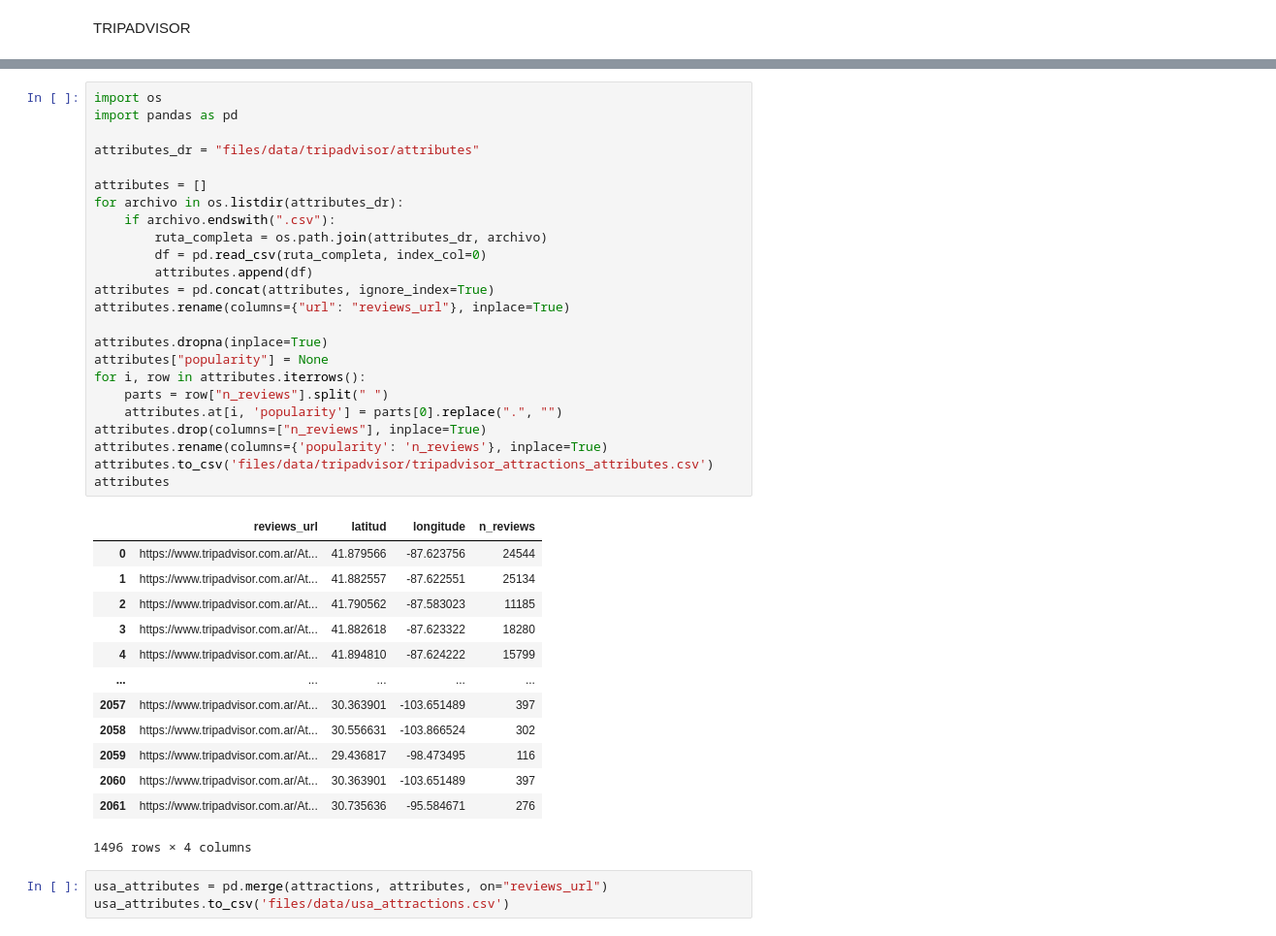
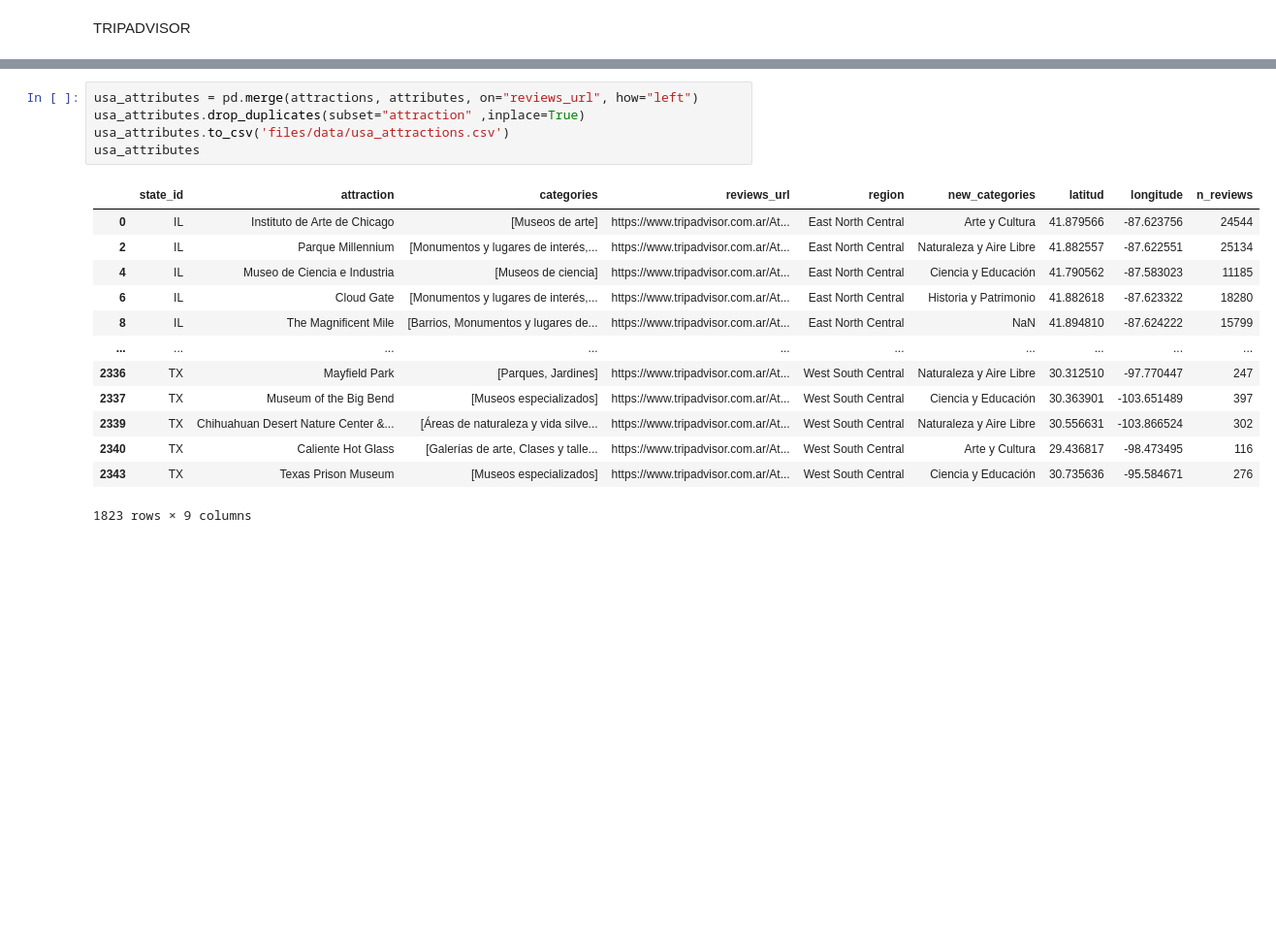
Before and after one commit to LeonardoCostaH/PF_DS_YELP, a Jupyter notebook: 01_ETL.ipynb, the cells around one changed output, grey strips where cells are left out. Shown at 97% size. Cells and saved outputs as stored; diff of their text form; blank space fills up the shorter version.

```diff
--- a/01_ETL.ipynb
+++ b/01_ETL.ipynb
@@ -408,41 +482,19 @@ attractions
-# %%
-import os
-import pandas as pd
-
-attributes_dr = "files/data/tripadvisor/attributes"
-
-attributes = []
-for archivo in os.listdir(attributes_dr):
-    if archivo.endswith(".csv"):
-        ruta_completa = os.path.join(attributes_dr, archivo)
-        df = pd.read_csv(ruta_completa, index_col=0)
-        attributes.append(df)
-attributes = pd.concat(attributes, ignore_index=True)
-attributes.rename(columns={"url": "reviews_url"}, inplace=True)
-
-attributes.dropna(inplace=True)
-attributes["popularity"] = None
-for i, row in attributes.iterrows():
-    parts = row["n_reviews"].split(" ")
-    attributes.at[i, 'popularity'] = parts[0].replace(".", "")
-attributes.drop(columns=["n_reviews"], inplace=True)
-attributes.rename(columns={'popularity': 'n_reviews'}, inplace=True)
-attributes.to_csv('files/data/tripadvisor/tripadvisor_attractions_attributes.csv')
-attributes
-# %% [output]
-|  | reviews_url | latitud | longitude | n_reviews |
-| 0 | https://www.tripadvisor.com.ar/At... | 41.879566 | -87.623756 | 24544 |
-| 1 | https://www.tripadvisor.com.ar/At... | 41.882557 | -87.622551 | 25134 |
-| 2 | https://www.tripadvisor.com.ar/At... | 41.790562 | -87.583023 | 11185 |
-| 3 | https://www.tripadvisor.com.ar/At... | 41.882618 | -87.623322 | 18280 |
-| 4 | https://www.tripadvisor.com.ar/At... | 41.894810 | -87.624222 | 15799 |
-| ... | ... | ... | ... | ... |
-| 2057 | https://www.tripadvisor.com.ar/At... | 30.363901 | -103.651489 | 397 |
-| 2058 | https://www.tripadvisor.com.ar/At... | 30.556631 | -103.866524 | 302 |
-| 2059 | https://www.tripadvisor.com.ar/At... | 29.436817 | -98.473495 | 116 |
-| 2060 | https://www.tripadvisor.com.ar/At... | 30.363901 | -103.651489 | 397 |
-| 2061 | https://www.tripadvisor.com.ar/At... | 30.735636 | -95.584671 | 276 |
-1496 rows × 4 columns
 # %%
-usa_attributes = pd.merge(attractions, attributes, on="reviews_url")
+usa_attributes = pd.merge(attractions, attributes, on="reviews_url", how="left")
+usa_attributes.drop_duplicates(subset="attraction" ,inplace=True)
 usa_attributes.to_csv('files/data/usa_attractions.csv')
+usa_attributes
+# %% [output]
+|  | state_id | attraction | categories | reviews_url | region | new_categories | latitud | longitude | n_reviews |
+| 0 | IL | Instituto de Arte de Chicago | [Museos de arte] | https://www.tripadvisor.com.ar/At... | East North Central | Arte y Cultura | 41.879566 | -87.623756 | 24544 |
+| 2 | IL | Parque Millennium | [Monumentos y lugares de interés,... | https://www.tripadvisor.com.ar/At... | East North Central | Naturaleza y Aire Libre | 41.882557 | -87.622551 | 25134 |
+| 4 | IL | Museo de Ciencia e Industria | [Museos de ciencia] | https://www.tripadvisor.com.ar/At... | East North Central | Ciencia y Educación | 41.790562 | -87.583023 | 11185 |
+| 6 | IL | Cloud Gate | [Monumentos y lugares de interés,... | https://www.tripadvisor.com.ar/At... | East North Central | Historia y Patrimonio | 41.882618 | -87.623322 | 18280 |
+| 8 | IL | The Magnificent Mile | [Barrios, Monumentos y lugares de... | https://www.tripadvisor.com.ar/At... | East North Central | NaN | 41.894810 | -87.624222 | 15799 |
+| ... | ... | ... | ... | ... | ... | ... | ... | ... | ... |
+| 2336 | TX | Mayfield Park | [Parques, Jardines] | https://www.tripadvisor.com.ar/At... | West South Central | Naturaleza y Aire Libre | 30.312510 | -97.770447 | 247 |
+| 2337 | TX | Museum of the Big Bend | [Museos especializados] | https://www.tripadvisor.com.ar/At... | West South Central | Ciencia y Educación | 30.363901 | -103.651489 | 397 |
+| 2339 | TX | Chihuahuan Desert Nature Center &... | [Áreas de naturaleza y vida silve... | https://www.tripadvisor.com.ar/At... | West South Central | Naturaleza y Aire Libre | 30.556631 | -103.866524 | 302 |
+| 2340 | TX | Caliente Hot Glass | [Galerías de arte, Clases y talle... | https://www.tripadvisor.com.ar/At... | West South Central | Arte y Cultura | 29.436817 | -98.473495 | 116 |
+| 2343 | TX | Texas Prison Museum | [Museos especializados] | https://www.tripadvisor.com.ar/At... | West South Central | Ciencia y Educación | 30.735636 | -95.584671 | 276 |
+1823 rows × 9 columns
```
Also changed, not shown: parts of 3 cells of this notebook.
